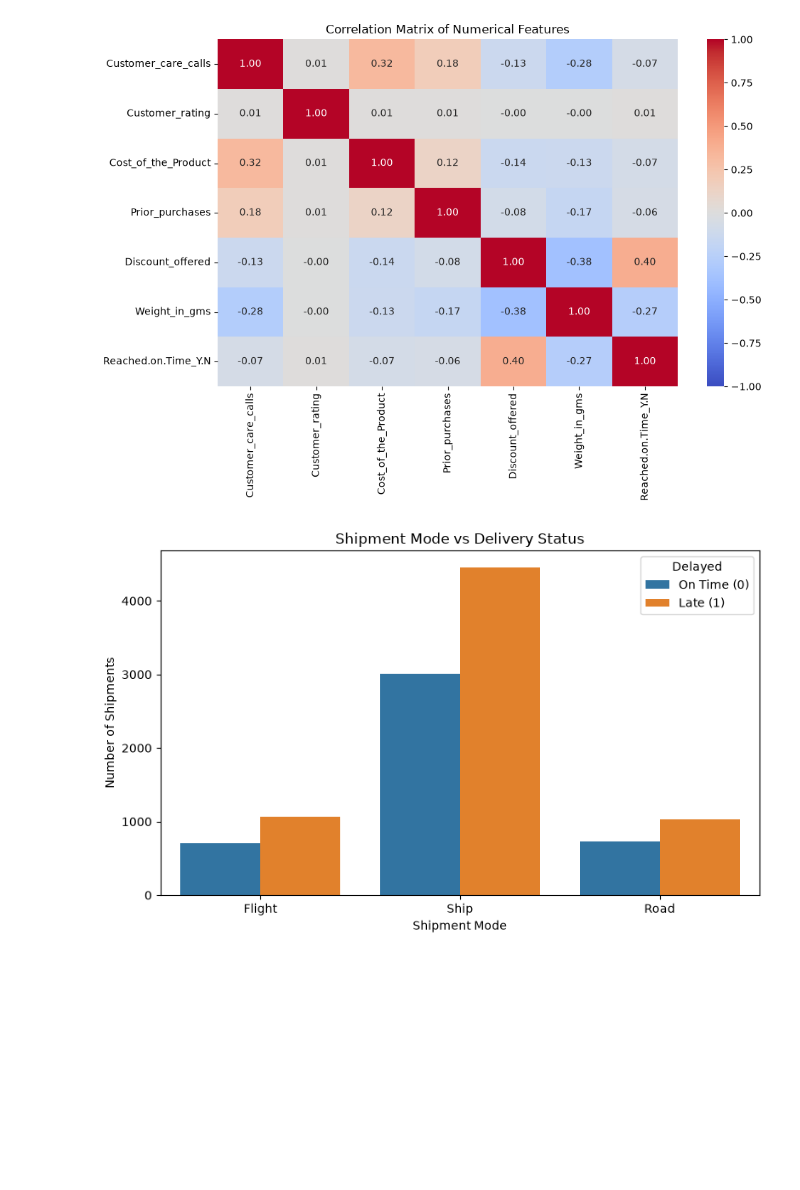
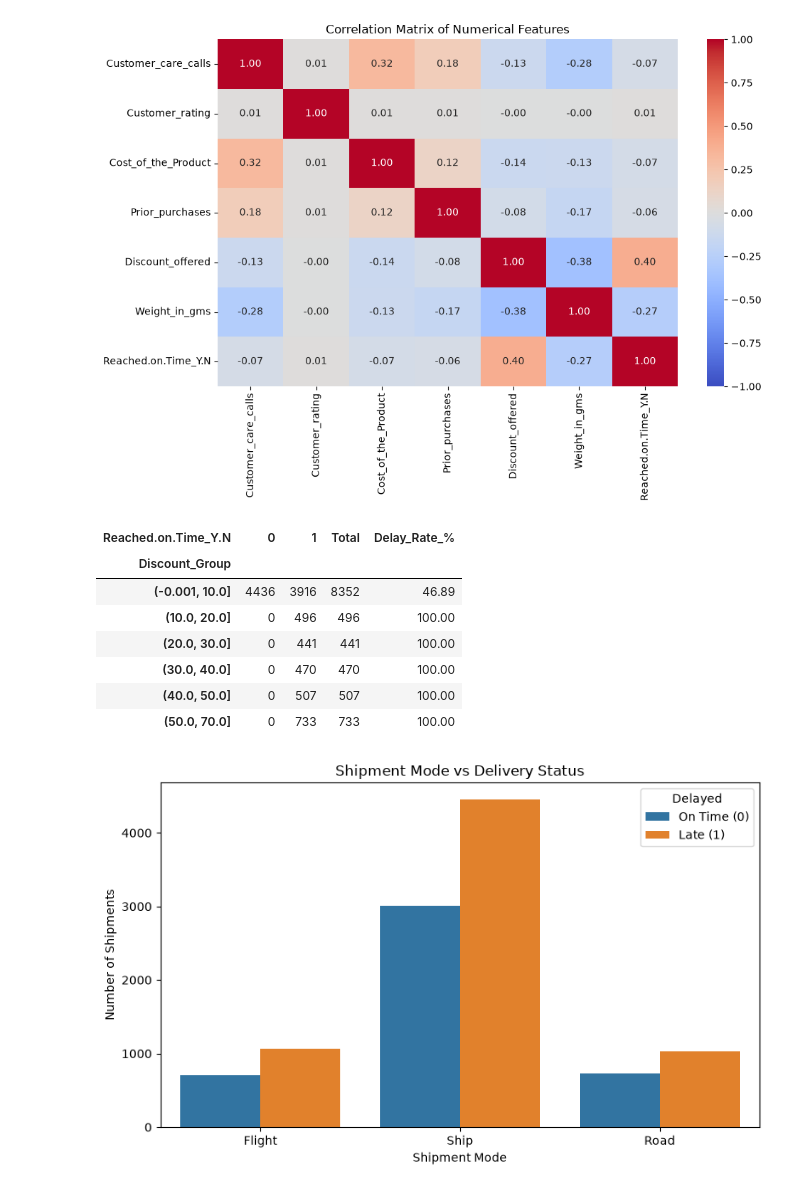
Before and after one commit to Ghost1461/ecommerce-shipping-ml-homework, a Jupyter notebook: data_preprocessing.ipynb, the cells around one changed output. Cells and saved outputs as stored; diff of their text form; code cells hidden in the pictures; blank space fills up the shorter version.

```diff
--- a/data_preprocessing.ipynb
+++ b/data_preprocessing.ipynb
@@ -288,6 +288,35 @@ plt.tight_layout()
 plt.show()
 # %% [output]
 [figure]
+# %%
+# Examine delivery status for different discount ranges
+df["Discount_Group"] = pd.cut(
+    df["Discount_offered"],
+    bins=[0, 10, 20, 30, 40, 50, 70],
+    include_lowest=True
+)
+
+discount_summary = pd.crosstab(
+    df["Discount_Group"],
+    df["Reached.on.Time_Y.N"]
+)
+
+discount_summary["Total"] = discount_summary.sum(axis=1)
+
+discount_summary["Delay_Rate_%"] = (
+    discount_summary[1] / discount_summary["Total"] * 100
+).round(2)
+
+display(discount_summary)
+# %% [output]
+| Reached.on.Time_Y.N | 0 | 1 | Total | Delay_Rate_% |
+| Discount_Group |  |  |  |  |
+| (-0.001, 10.0] | 4436 | 3916 | 8352 | 46.89 |
+| (10.0, 20.0] | 0 | 496 | 496 | 100.00 |
+| (20.0, 30.0] | 0 | 441 | 441 | 100.00 |
+| (30.0, 40.0] | 0 | 470 | 470 | 100.00 |
+| (40.0, 50.0] | 0 | 507 | 507 | 100.00 |
+| (50.0, 70.0] | 0 | 733 | 733 | 100.00 |
 # %%
 #Feature vs Target Analysis
 plt.figure(figsize=(8, 5))
```
Also changed, not shown: parts of 11 cells of this notebook.
